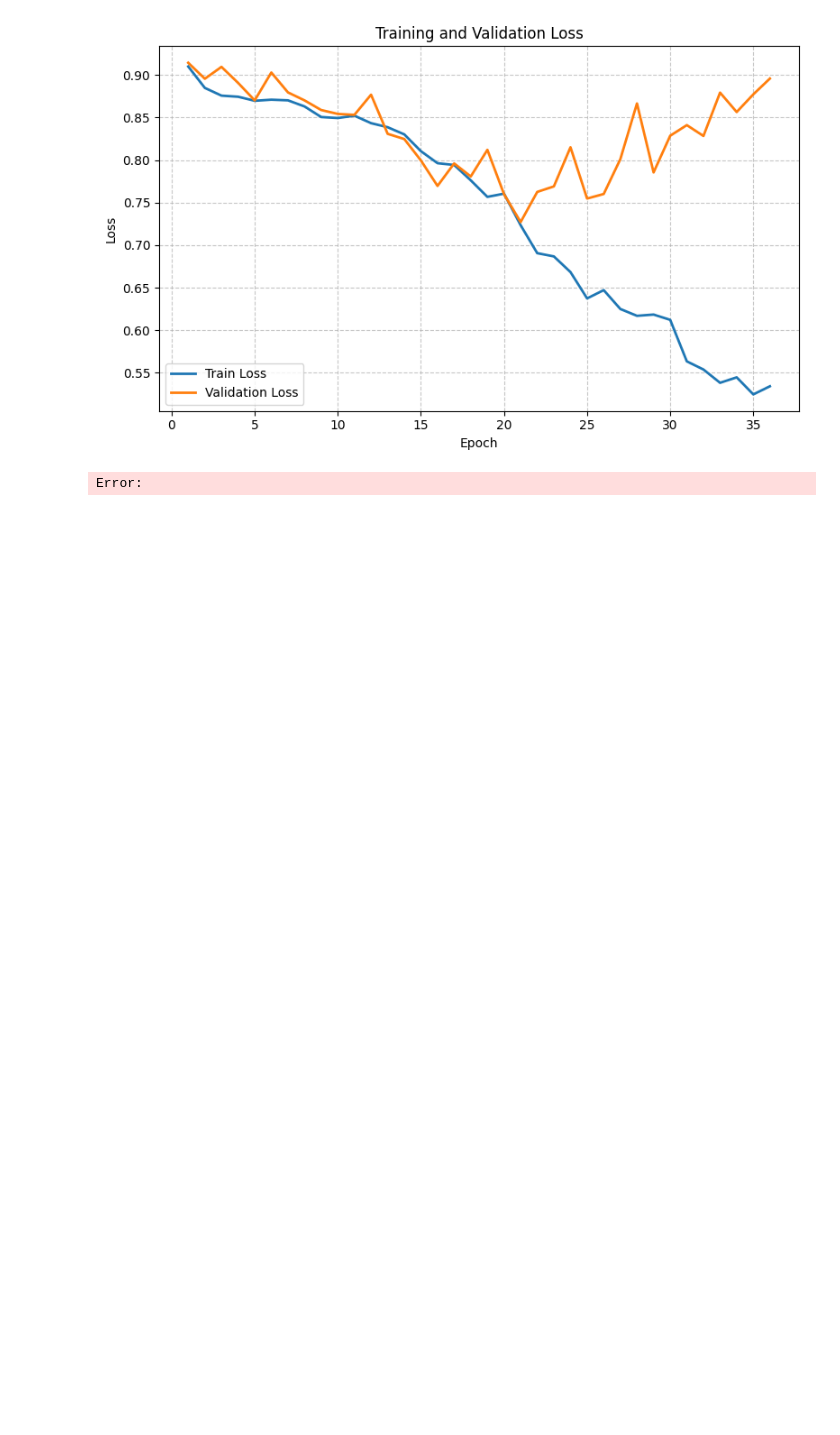
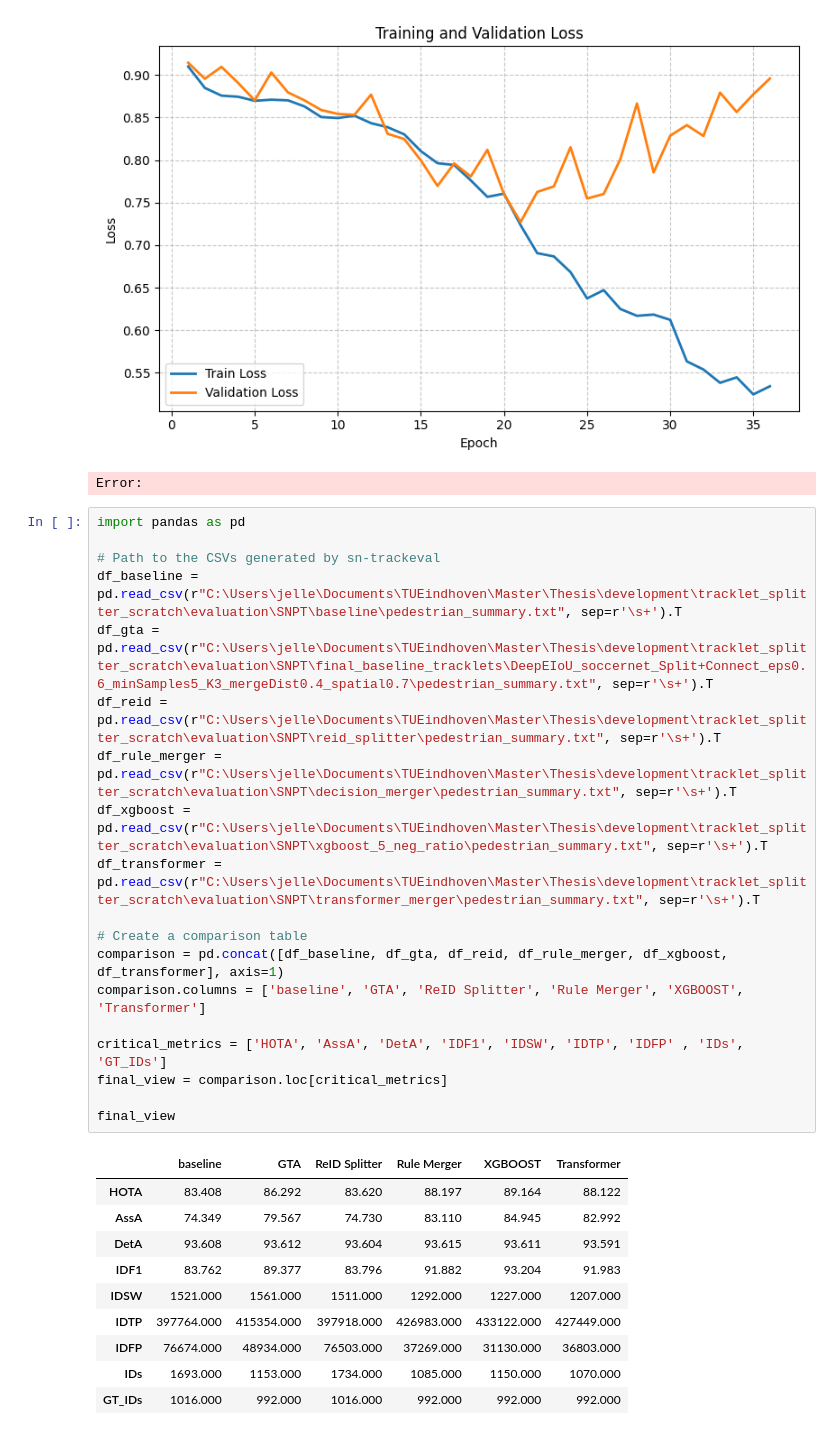
Before and after one commit to Jellevs/football_player_detection_and_tracking, a Jupyter notebook: analyze_results.ipynb, the cells around one changed output. Drawn from its saved outputs; the diff is of its cells as text; blank space fills up the shorter version.

```diff
--- a/analyze_results.ipynb
+++ b/analyze_results.ipynb
@@ -160,3 +160,33 @@ plt.show()
 [figure]
 [figure]
 Error:
+# %%
+import pandas as pd
+
+# Path to the CSVs generated by sn-trackeval
+df_baseline = pd.read_csv(r"C:\Users\jelle\Documents\TUEindhoven\Master\Thesis\development\tracklet_splitter_scratch\evaluation\SNPT\baseline\pedestrian_summary.txt", sep=r'\s+').T
+df_gta = pd.read_csv(r"C:\Users\jelle\Documents\TUEindhoven\Master\Thesis\development\tracklet_splitter_scratch\evaluation\SNPT\final_baseline_tracklets\DeepEIoU_soccernet_Split+Connect_eps0.6_minSamples5_K3_mergeDist0.4_spatial0.7\pedestrian_summary.txt", sep=r'\s+').T
+df_reid = pd.read_csv(r"C:\Users\jelle\Documents\TUEindhoven\Master\Thesis\development\tracklet_splitter_scratch\evaluation\SNPT\reid_splitter\pedestrian_summary.txt", sep=r'\s+').T
+df_rule_merger = pd.read_csv(r"C:\Users\jelle\Documents\TUEindhoven\Master\Thesis\development\tracklet_splitter_scratch\evaluation\SNPT\decision_merger\pedestrian_summary.txt", sep=r'\s+').T
+df_xgboost = pd.read_csv(r"C:\Users\jelle\Documents\TUEindhoven\Master\Thesis\development\tracklet_splitter_scratch\evaluation\SNPT\xgboost_5_neg_ratio\pedestrian_summary.txt", sep=r'\s+').T
+df_transformer = pd.read_csv(r"C:\Users\jelle\Documents\TUEindhoven\Master\Thesis\development\tracklet_splitter_scratch\evaluation\SNPT\transformer_merger\pedestrian_summary.txt", sep=r'\s+').T
+
+# Create a comparison table
+comparison = pd.concat([df_baseline, df_gta, df_reid, df_rule_merger, df_xgboost, df_transformer], axis=1)
+comparison.columns = ['baseline', 'GTA', 'ReID Splitter', 'Rule Merger', 'XGBOOST', 'Transformer']
+
+critical_metrics = ['HOTA', 'AssA', 'DetA', 'IDF1', 'IDSW', 'IDTP', 'IDFP' , 'IDs', 'GT_IDs']
+final_view = comparison.loc[critical_metrics]
+
+final_view
+# %% [output]
+|  | baseline | GTA | ReID Splitter | Rule Merger | XGBOOST | Transformer |
+| HOTA | 83.408 | 86.292 | 83.620 | 88.197 | 89.164 | 88.122 |
+| AssA | 74.349 | 79.567 | 74.730 | 83.110 | 84.945 | 82.992 |
+| DetA | 93.608 | 93.612 | 93.604 | 93.615 | 93.611 | 93.591 |
+| IDF1 | 83.762 | 89.377 | 83.796 | 91.882 | 93.204 | 91.983 |
+| IDSW | 1521.000 | 1561.000 | 1511.000 | 1292.000 | 1227.000 | 1207.000 |
+| IDTP | 397764.000 | 415354.000 | 397918.000 | 426983.000 | 433122.000 | 427449.000 |
+| IDFP | 76674.000 | 48934.000 | 76503.000 | 37269.000 | 31130.000 | 36803.000 |
+| IDs | 1693.000 | 1153.000 | 1734.000 | 1085.000 | 1150.000 | 1070.000 |
+| GT_IDs | 1016.000 | 992.000 | 1016.000 | 992.000 | 992.000 | 992.000 |
```
Also changed, not shown: 3 other files.
